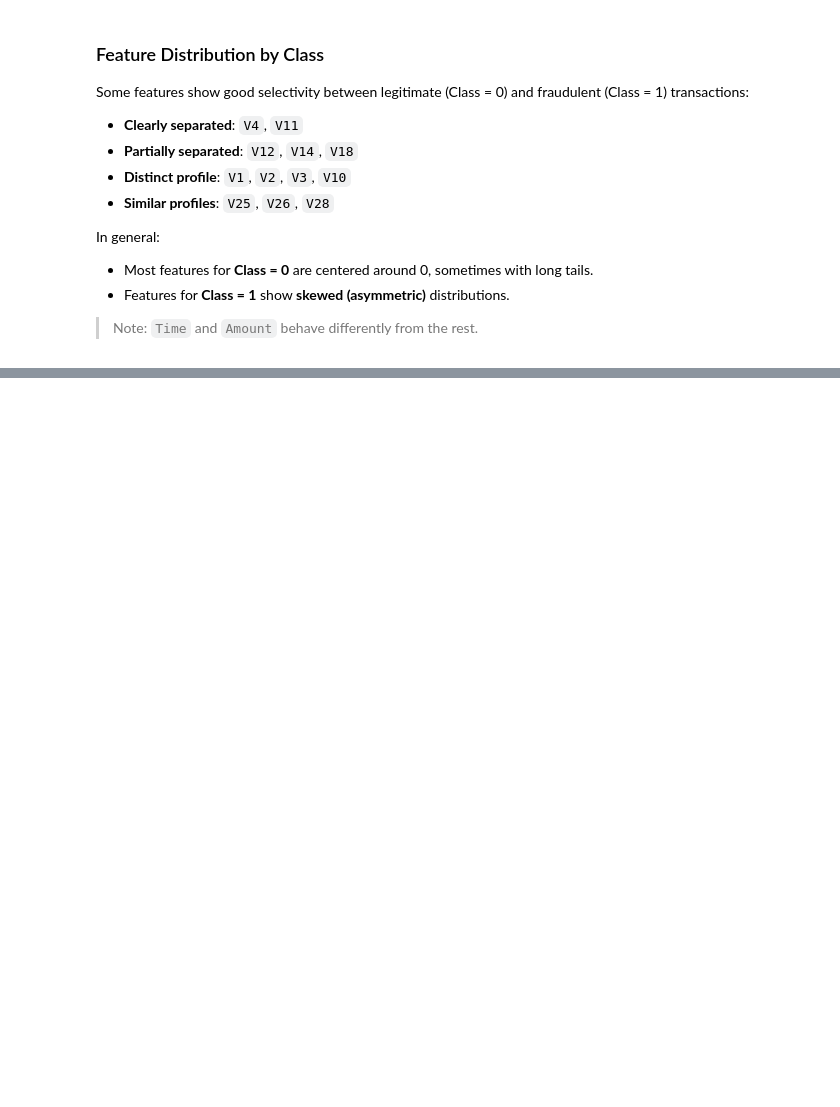
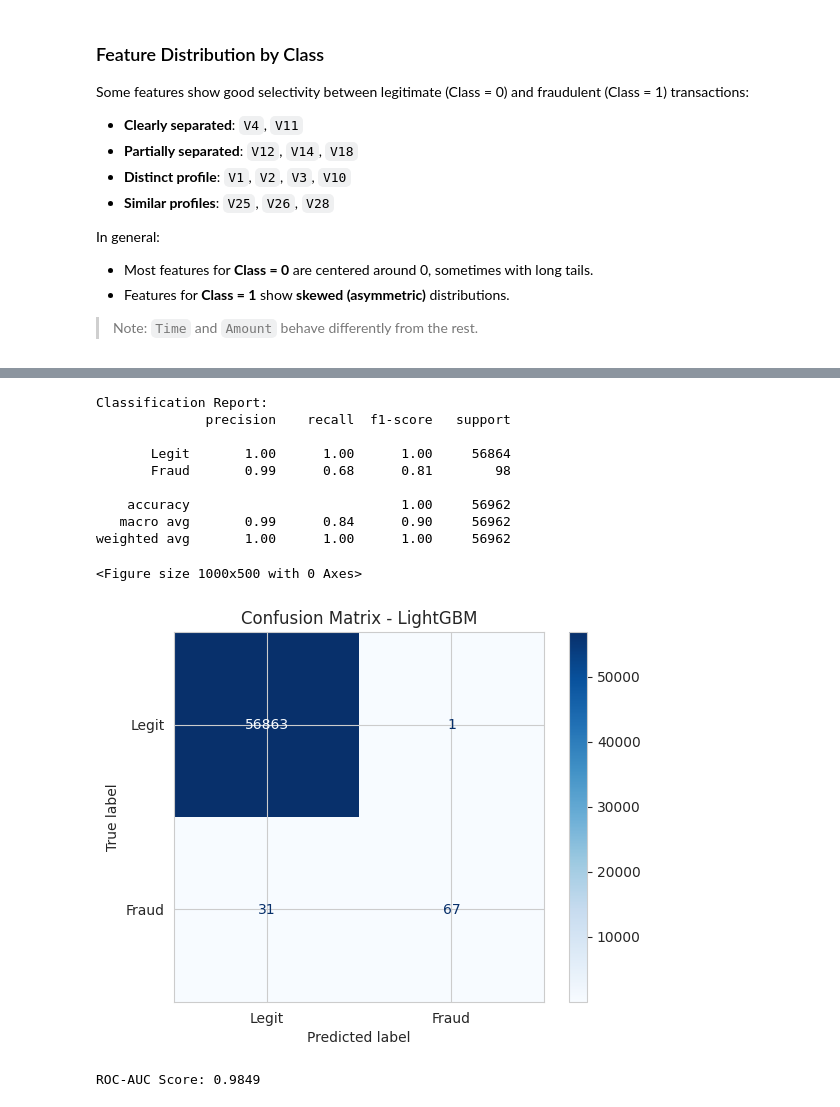
Before and after one commit to shehryars715/Payment_Anomaly_Detector, a Jupyter notebook: cc_Eda.ipynb, the cells around one changed output, grey strips where cells are left out. Cells and saved outputs as stored; diff of their text form; code cells hidden in the pictures; blank space fills up the shorter version.

Commit message:
Created LightBGM

```diff
--- a/cc_Eda.ipynb
+++ b/cc_Eda.ipynb
@@ -348,0 +368,11 @@ and update your code. This will become an error in seaborn v0.14.0.
+# %%
+# Initialize the RobustScaler
+scaler = RobustScaler()
+
+# We only want to fit the scaler on the 'Time' and 'Amount' columns from the TRAINING set.
+# We use .fit() so the scaler learns the median and IQR of the training data.
+scaler.fit(X_train[['Time', 'Amount']])
+
+# Now we can transform both the training and test sets using the parameters learned from the training set.
+X_train[['Time', 'Amount']] = scaler.transform(X_train[['Time', 'Amount']])
+X_test[['Time', 'Amount']] = scaler.transform(X_test[['Time', 'Amount']])
@@ -348,0 +435,45 @@ and update your code. This will become an error in seaborn v0.14.0.
+# %%
+# Train the model
+evals_result = {}  # Dictionary to store evaluation results
+
+
+# Train the model
+model = lgb.train(params,
+                  train_data,
+                  valid_sets=[train_data, test_data],
+                  callbacks=[lgb.record_evaluation(evals_result)],
+                  num_boost_round=100)
+# %%
+# Predict probabilities for the test set
+y_pred_proba = model.predict(X_test)
+# Convert probabilities to binary predictions (using a default threshold of 0.5)
+y_pred = (y_pred_proba > 0.5).astype(int)
+
+# 1. Print classification report
+print("Classification Report:")
+print(classification_report(y_test, y_pred, target_names=['Legit', 'Fraud']))
+
+# 2. Plot Confusion Matrix
+plt.figure(figsize=(10, 5))
+cm = confusion_matrix(y_test, y_pred)
+disp = ConfusionMatrixDisplay(confusion_matrix=cm, display_labels=['Legit', 'Fraud'])
+disp.plot(cmap='Blues', values_format='d')
+plt.title('Confusion Matrix - LightGBM')
+plt.show()
+
+# 3. Calculate and print AUC score
+auc_score = roc_auc_score(y_test, y_pred_proba)
+print(f"\nROC-AUC Score: {auc_score:.4f}")
+# %% [output]
+Classification Report:
+              precision    recall  f1-score   support
+
+       Legit       1.00      1.00      1.00     56864
+       Fraud       0.99      0.68      0.81        98
+
+    accuracy                           1.00     56962
+   macro avg       0.99      0.84      0.90     56962
+weighted avg       1.00      1.00      1.00     56962
+<Figure size 1000x500 with 0 Axes>
+[figure, added]
+ROC-AUC Score: 0.9849
```
Also changed, not shown: parts of 6 cells of this notebook.
